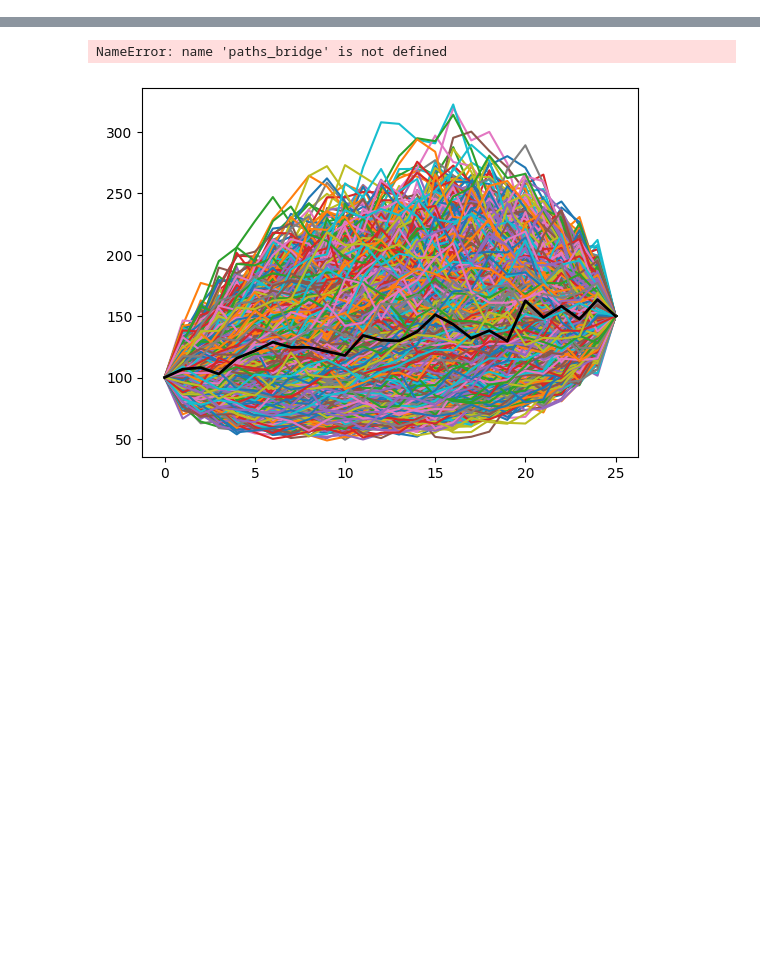
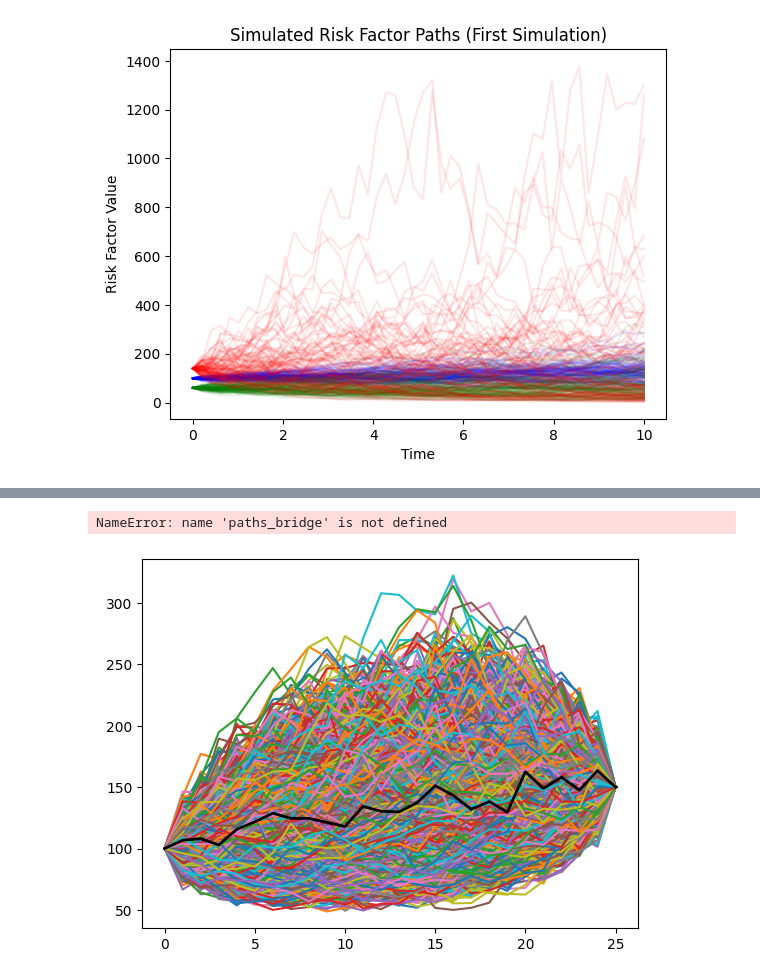
Before and after one commit to Lolillosky/PHD_CVA, a Jupyter notebook: NOTEBOOKS/PaperNotebooks/PaperResults.ipynb, the cells around one changed output, grey strips where cells are left out. Drawn from its saved outputs; the diff is of its cells as text; code cells hidden in the pictures; blank space fills up the shorter version.

```diff
--- a/NOTEBOOKS/PaperNotebooks/PaperResults.ipynb
+++ b/NOTEBOOKS/PaperNotebooks/PaperResults.ipynb
@@ -14,13 +17,13 @@ from factor_simulation import RiskFactorSimulator
 
 # Example inputs
 num_risk_factors = 3
-initial_spot_values = [100.0, 95.0, 105.0]
+initial_spot_values = [100.0, 60.0, 140.0]
 drift_array = [0.03, 0.03, 0.03]
-volatility_array = [0.20, 0.25, 0.18]
+volatility_array = [0.10, 0.25, 0.40]
 correl_matrix = [
-    [1.0, 0.30, 0.10],
-    [0.30, 1.0, 0.25],
-    [0.10, 0.25, 1.0],
+    [1.0, 0.80, 0.10],
+    [0.80, 1.0, -0.5],
+    [0.10, -0.5, 1.0],
 ]
 # Irregular time grid is allowed
 time_steps = np.linspace(0,10,50)
@@ -36,7 +39,3 @@ simulator = RiskFactorSimulator(
 )
 
 paths = simulator.simulate_paths(num_sims=num_sims)
-
-print("paths shape:", paths.shape)
-print("first simulation path:\n", paths[0])
-print("final values mean across simulations:\n", paths[:, -1, :].mean(dim=0))
@@ -224,0 +42,10 @@ ValueError: x and y must have same first dimension, but have shapes (51,) and (2
+# %%
+plt.plot(time_steps, paths[:100, :, 0].numpy().T, color='blue', alpha=0.1)
+plt.plot(time_steps, paths[:100, :, 1].numpy().T, color='green', alpha=0.1)
+plt.plot(time_steps, paths[:100, :, 2].numpy().T, color='red', alpha=0.1)
+plt.title("Simulated Risk Factor Paths (First Simulation)")
+plt.xlabel("Time")
+plt.ylabel("Risk Factor Value")
+plt.show()
+# %% [output]
+[figure, added]
```
Also changed, not shown: parts of 9 cells of this notebook, 1 other file.
